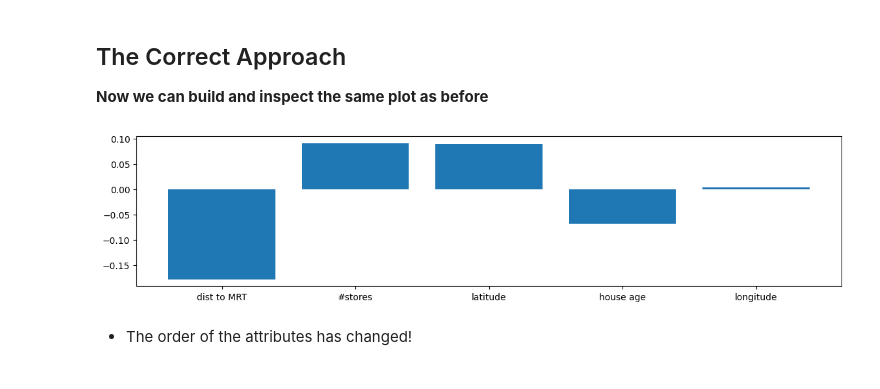
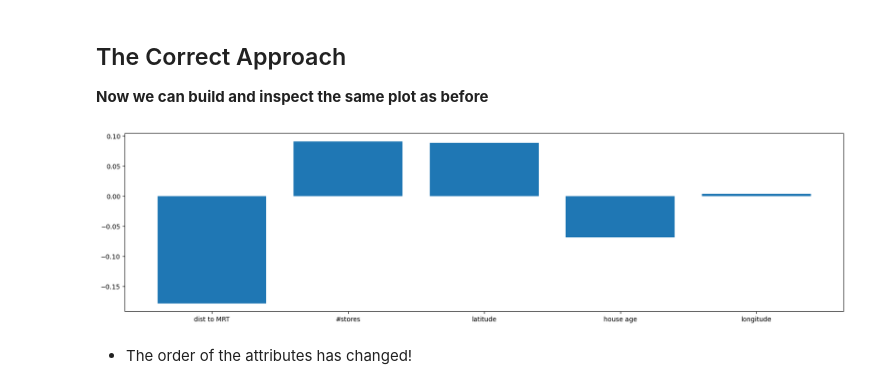
Before and after one commit to corso-marchesini-2026/interactive-lectures, a Jupyter notebook: notebooks/1.5. Regularization.ipynb, the cells around one changed output. Cells and saved outputs as stored; diff of their text form; code cells hidden in the pictures.

```diff
--- a/notebooks/1.5. Regularization.ipynb
+++ b/notebooks/1.5. Regularization.ipynb
@@ -148,10 +148,10 @@ R2 on the test set: 0.645
 # %%
 idx = np.argsort(-np.abs(m.coef_))
 scores_s = m.coef_[idx]
-plt.figure(figsize=(14, 3))
+plt.figure(figsize=(20, 5))
 plt.bar(0.5 + np.arange(len(idx)), scores_s, tick_label=X.columns[idx]);
 # %% [output]
-[figure, old version]
+[figure, new version]
 # %% [markdown]
 * The order of the attributes has changed!
 # %% [markdown]
```
Also changed, not shown: parts of 3 cells of this notebook, 13 other files.
